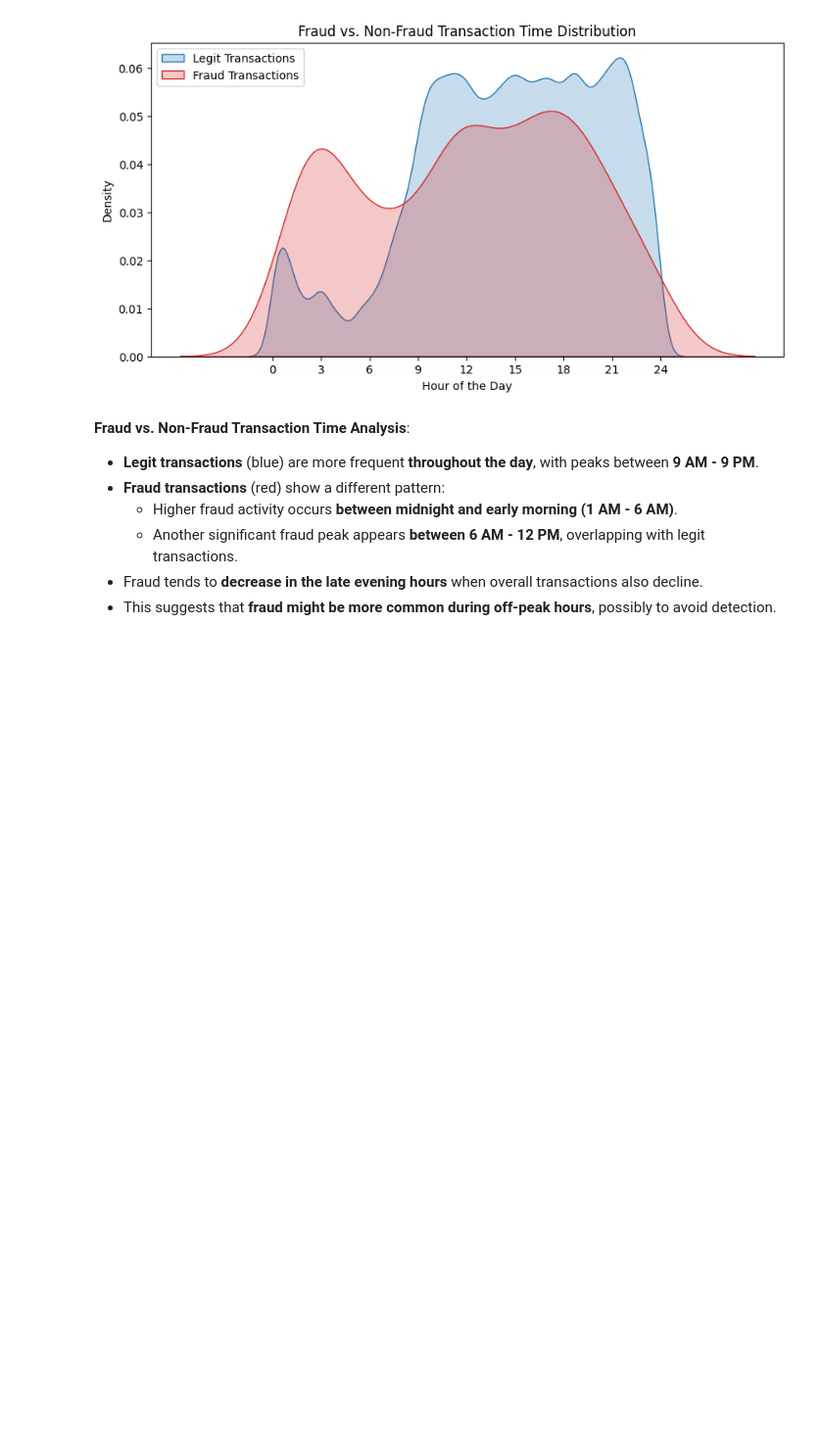
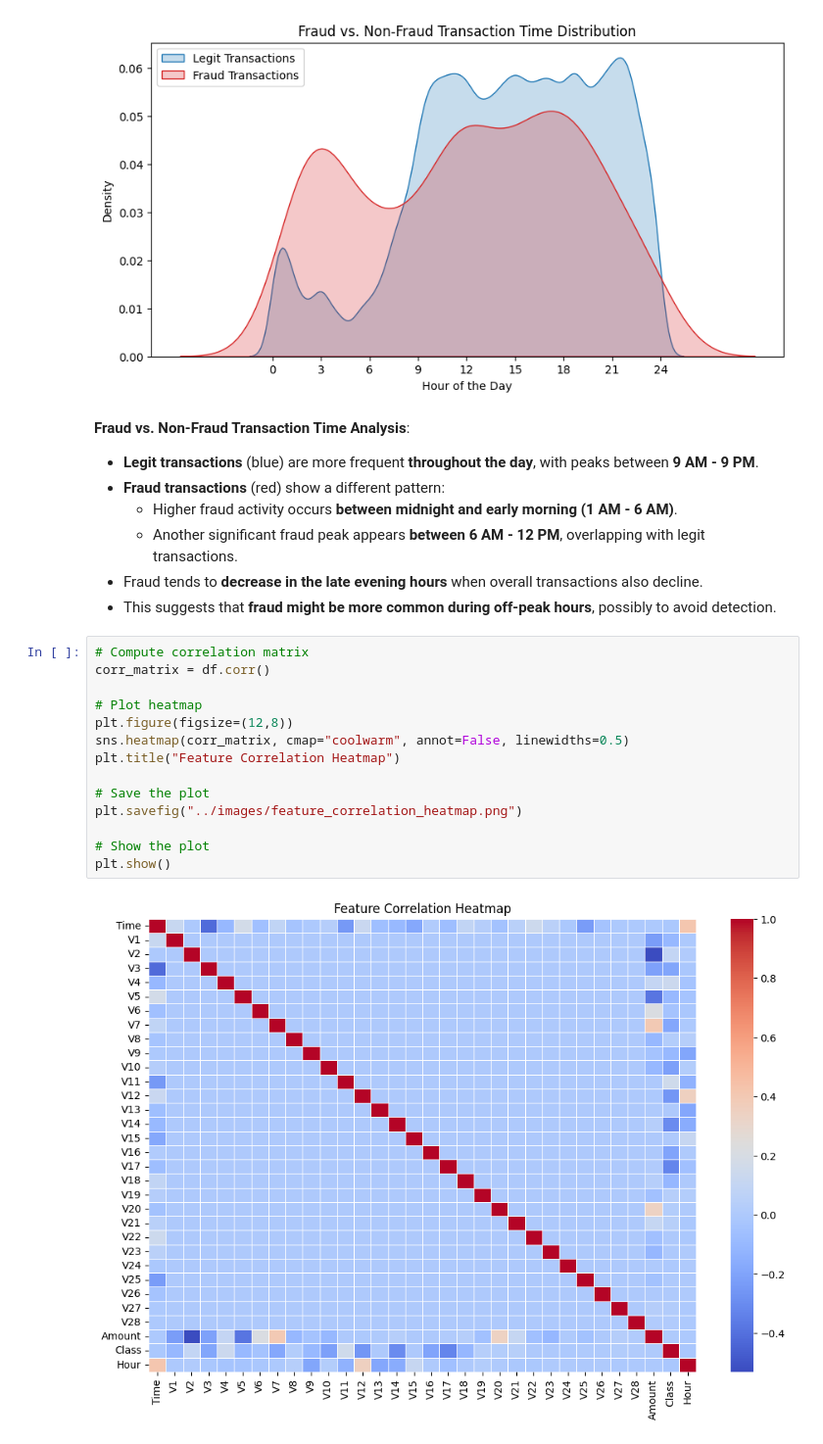
Before and after one commit to otuemre/FraudDetectAI, a Jupyter notebook: src/notebooks/01_EDA.ipynb, the cells around one changed output. Shown at 98% size. Saved outputs shown, nothing was run; the diff lists cells and outputs as text; blank space fills up the shorter version.

Commit message:
Finish EDA section with more images and explanations

```diff
--- a/src/notebooks/01_EDA.ipynb
+++ b/src/notebooks/01_EDA.ipynb
@@ -265,3 +265,19 @@ plt.show()
   - Another significant fraud peak appears **between 6 AM - 12 PM**, overlapping with legit transactions.
 - Fraud tends to **decrease in the late evening hours** when overall transactions also decline.
 - This suggests that **fraud might be more common during off-peak hours**, possibly to avoid detection.
+# %%
+# Compute correlation matrix
+corr_matrix = df.corr()
+
+# Plot heatmap
+plt.figure(figsize=(12,8))
+sns.heatmap(corr_matrix, cmap="coolwarm", annot=False, linewidths=0.5)
+plt.title("Feature Correlation Heatmap")
+
+# Save the plot
+plt.savefig("../images/feature_correlation_heatmap.png")
+
+# Show the plot
+plt.show()
+# %% [output]
+[figure, added]
```
Also changed, not shown: parts of 7 cells of this notebook, 4 other files.
